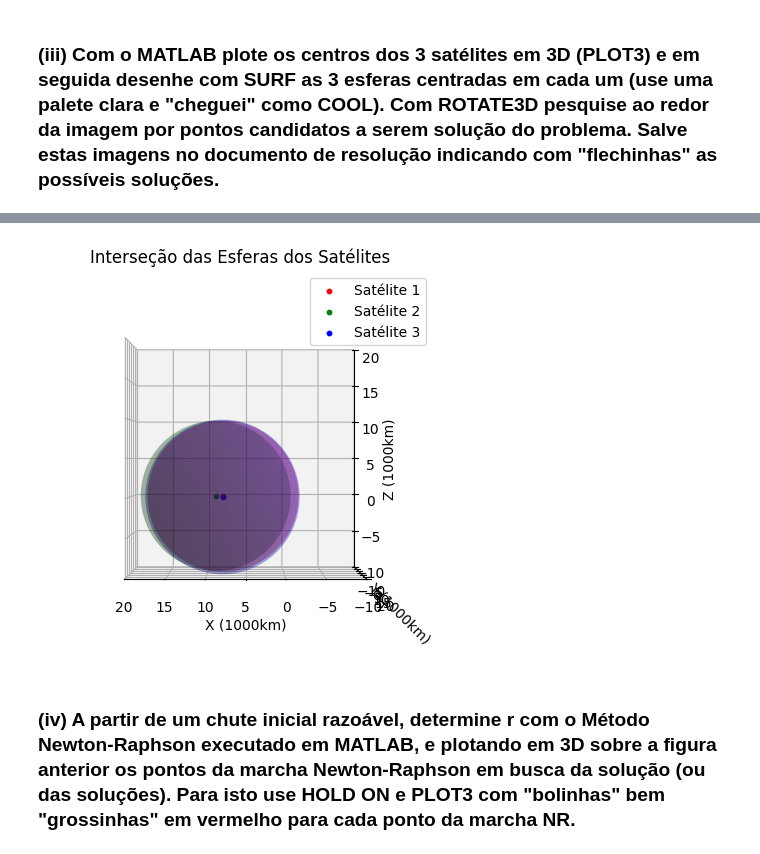
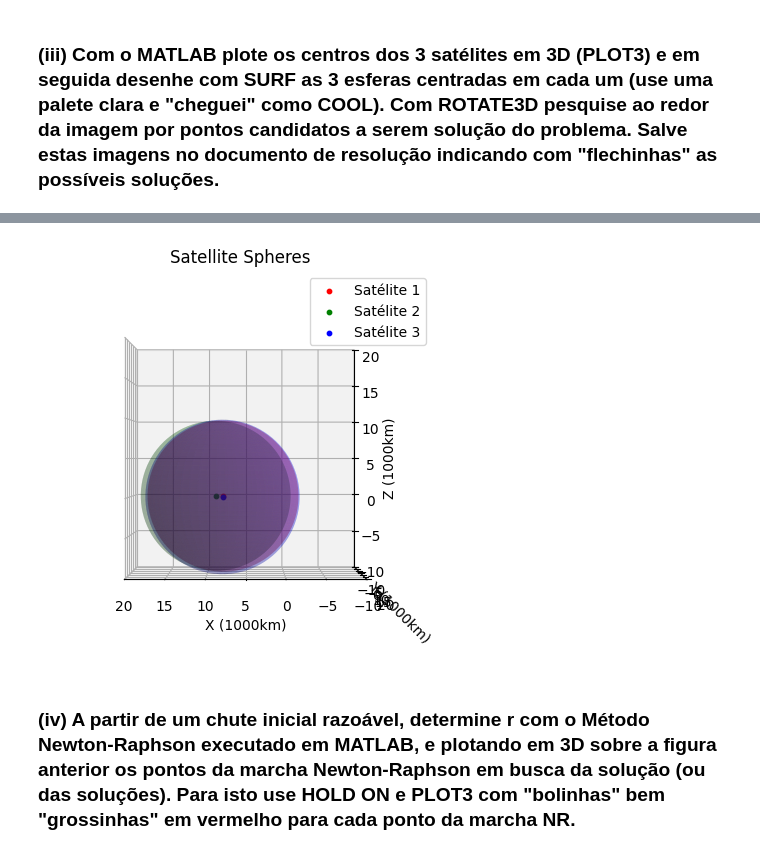
Before and after one commit to davibelo/EQE703_trabalho_1, a Jupyter notebook: res_questao_2.ipynb, the cells around one changed output, grey strips where cells are left out. Cells and saved outputs as stored; diff of their text form; code cells hidden in the pictures.

```diff
--- a/res_questao_2.ipynb
+++ b/res_questao_2.ipynb
@@ -193,35 +193,35 @@ plt.show()
 # %%
-# Criação da figura e dos eixos 3D
+# Figure creation
 fig = plt.figure(figsize=(5, 5))
 ax = fig.add_subplot(111, projection='3d')
 
-# Plotagem dos centros dos satélites
+# Plot satellites centers
 ax.scatter(r1[0], r1[1], r1[2], color='r', s=10, label='Satélite 1')
 ax.scatter(r2[0], r2[1], r2[2], color='g', s=10, label='Satélite 2')
 ax.scatter(r3[0], r3[1], r3[2], color='b', s=10, label='Satélite 3')
 
-# Plotagem das esferas
+# Plot spheres
 plot_sphere(ax, r1, R1, 'r')
 plot_sphere(ax, r2, R2, 'g')
 plot_sphere(ax, r3, R3, 'b')
 
-# Configurações do gráfico
+# Plot configuration
 ax.set_xlabel('X (1000km)')
 ax.set_ylabel('Y (1000km)')
 ax.set_zlabel('Z (1000km)')
-ax.set_title('Interseção das Esferas dos Satélites')
+ax.set_title('Satellite Spheres')
 ax.legend()
 
-# Ajuste de escala para melhor visualização
-ax.set_box_aspect([1,1,1])  # Igualar as escalas dos eixos
+# Scale adjust
+ax.set_box_aspect([1,1,1])  # equalizing axis scales
 ax.set_xlim([-10, 20])
 ax.set_ylim([-10, 20])
 ax.set_zlim([-10, 20])
 ax.view_init(elev=0, azim=90)  # Adjust azimuth to move plot left/right
 
 plt.show()
 # %% [output]
-[figure, old version]
+[figure, new version]
 # %% [markdown]
 ### (iv) A partir de um chute inicial razoável, determine r com o Método Newton-Raphson executado em MATLAB, e plotando em 3D sobre a figura anterior os pontos da marcha Newton-Raphson em busca da solução (ou das soluções). Para isto use HOLD ON e PLOT3 com "bolinhas" bem "grossinhas" em vermelho para cada ponto da marcha NR.
 # %%
```
Also changed, not shown: parts of 5 cells of this notebook.
